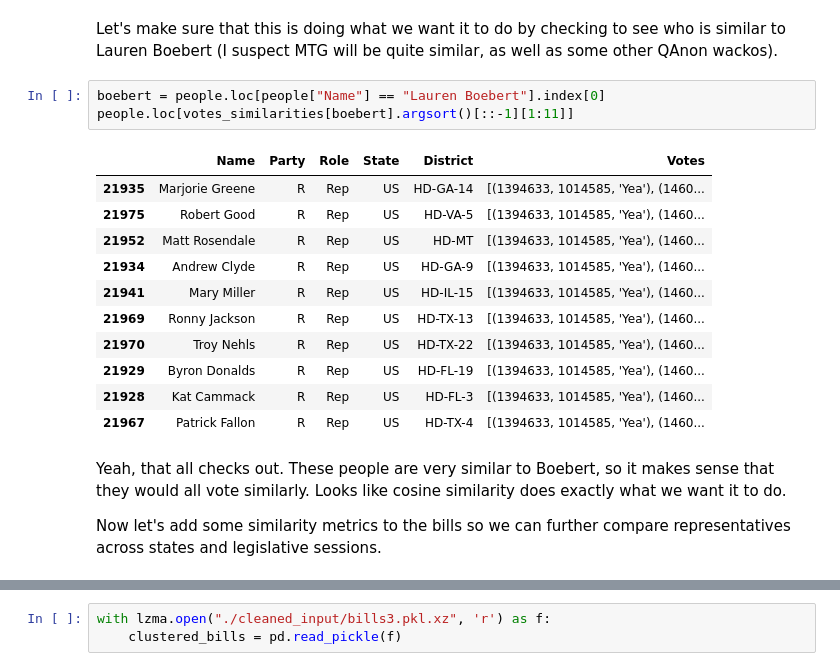
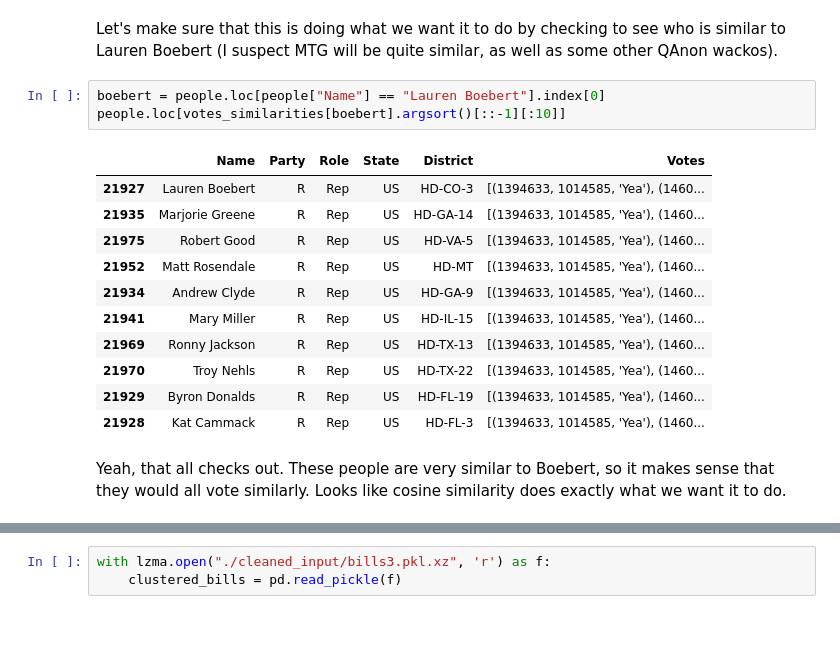
Before and after one commit to silas-wunder/LegiScan, a Jupyter notebook: basic_analysis.ipynb, the cells around one changed output, grey strips where cells are left out. Drawn from its saved outputs; the diff is of its cells as text; blank space fills up the shorter version.

Commit message:
more people!

```diff
--- a/basic_analysis.ipynb
+++ b/basic_analysis.ipynb
@@ -110,9 +112,10 @@ votes_similarities = cosine_similarity(smaller_votes)
 Let's make sure that this is doing what we want it to do by checking to see who is similar to Lauren Boebert (I suspect MTG will be quite similar, as well as some other QAnon wackos).
 # %%
 boebert = people.loc[people["Name"] == "Lauren Boebert"].index[0]
-people.loc[votes_similarities[boebert].argsort()[::-1][1:11]]
+people.loc[votes_similarities[boebert].argsort()[::-1][:10]]
 # %% [output]
 |  | Name | Party | Role | State | District | Votes |
+| 21927 | Lauren Boebert | R | Rep | US | HD-CO-3 | [(1394633, 1014585, 'Yea'), (1460... |
 | 21935 | Marjorie Greene | R | Rep | US | HD-GA-14 | [(1394633, 1014585, 'Yea'), (1460... |
 | 21975 | Robert Good | R | Rep | US | HD-VA-5 | [(1394633, 1014585, 'Yea'), (1460... |
 | 21952 | Matt Rosendale | R | Rep | US | HD-MT | [(1394633, 1014585, 'Yea'), (1460... |
@@ -122,8 +125,5 @@ people.loc[votes_similarities[boebert].argsort()[::-1][1:11]]
 | 21970 | Troy Nehls | R | Rep | US | HD-TX-22 | [(1394633, 1014585, 'Yea'), (1460... |
 | 21929 | Byron Donalds | R | Rep | US | HD-FL-19 | [(1394633, 1014585, 'Yea'), (1460... |
 | 21928 | Kat Cammack | R | Rep | US | HD-FL-3 | [(1394633, 1014585, 'Yea'), (1460... |
-| 21967 | Patrick Fallon | R | Rep | US | HD-TX-4 | [(1394633, 1014585, 'Yea'), (1460... |
 # %% [markdown]
 Yeah, that all checks out. These people are very similar to Boebert, so it makes sense that they would all vote similarly. Looks like cosine similarity does exactly what we want it to do.
-
-Now let's add some similarity metrics to the bills so we can further compare representatives across states and legislative sessions.
```
Also changed, not shown: parts of 26 cells of this notebook.
